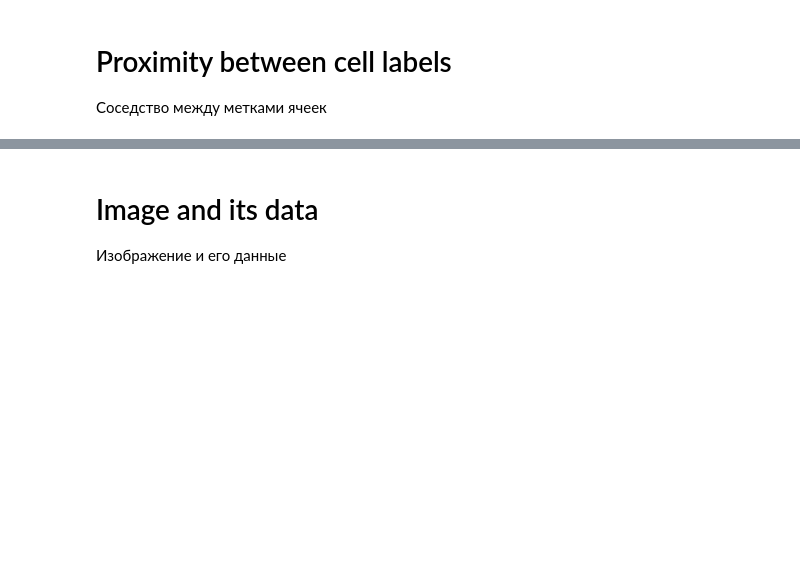
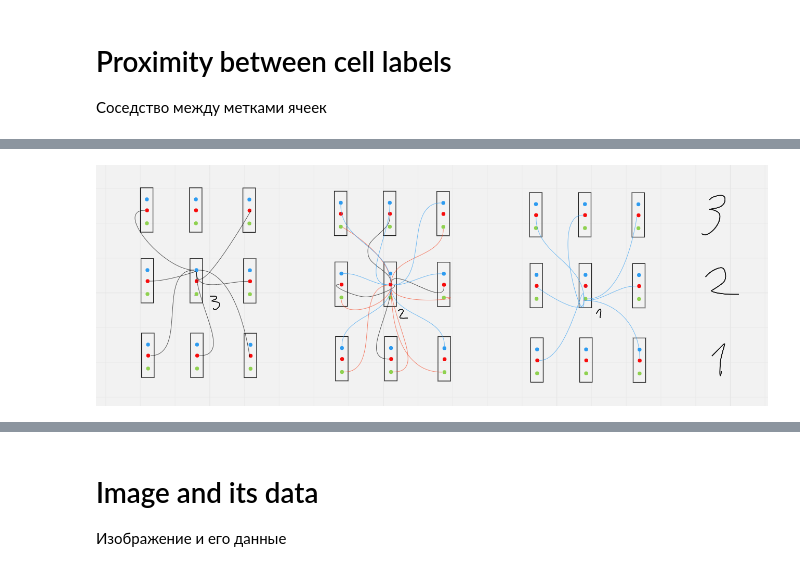
Before and after one commit to Alester99/Computational-geometry-in-computer-vision, a Jupyter notebook: Lab 2/Lab 2.ipynb, the cells around one changed output, grey strips where cells are left out. Saved outputs shown, nothing was run; the diff lists cells and outputs as text; code cells hidden in the pictures; blank space fills up the shorter version.

```diff
--- a/Lab 2/Lab 2.ipynb
+++ b/Lab 2/Lab 2.ipynb
@@ -72,0 +257,4 @@ L[2,1,1]
+# %%
+Image(r'.\Segments and boundaries\3_2_1.png')
+# %% [output]
+[figure, added]
```
Also changed, not shown: parts of 30 cells of this notebook, 15 other files.
